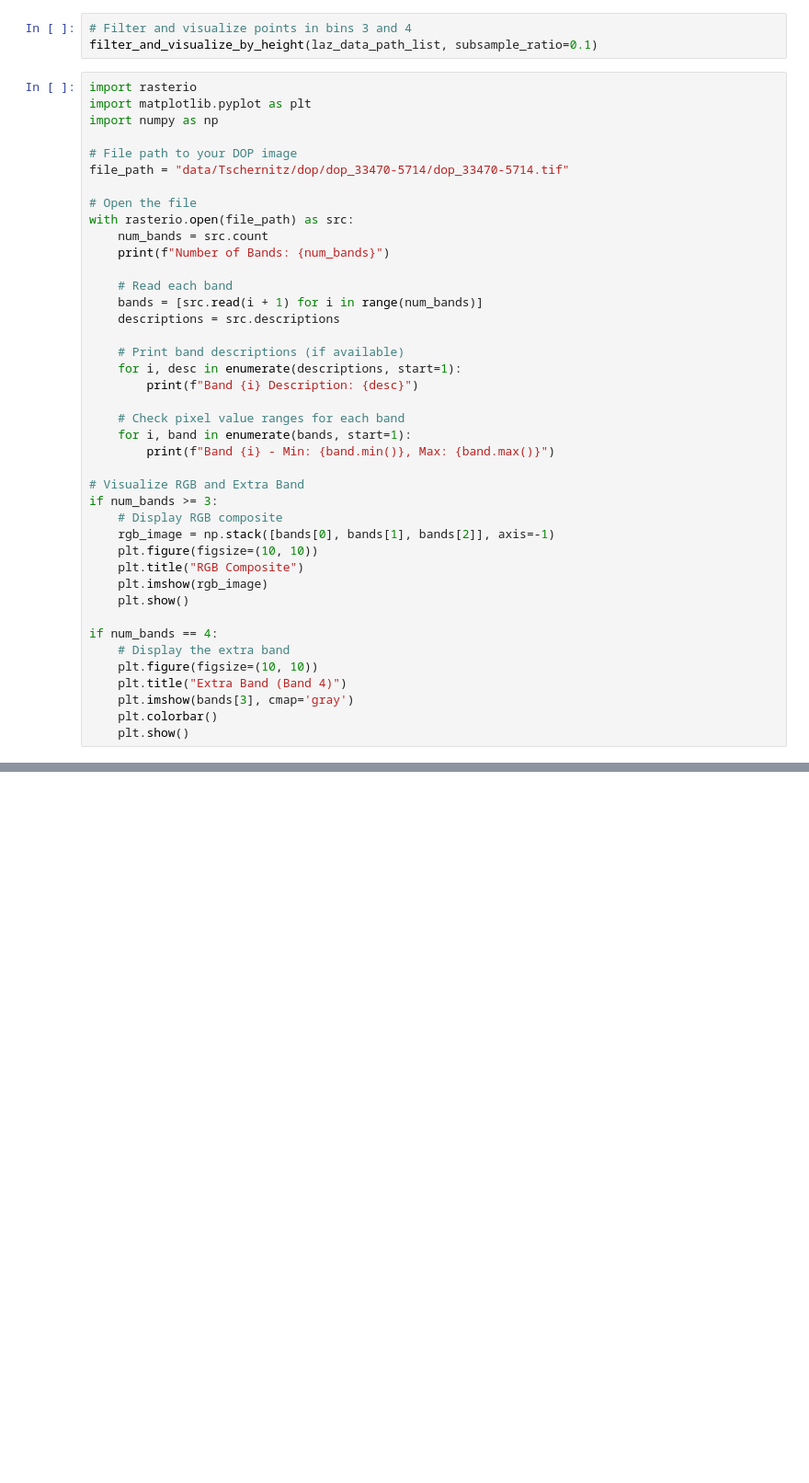
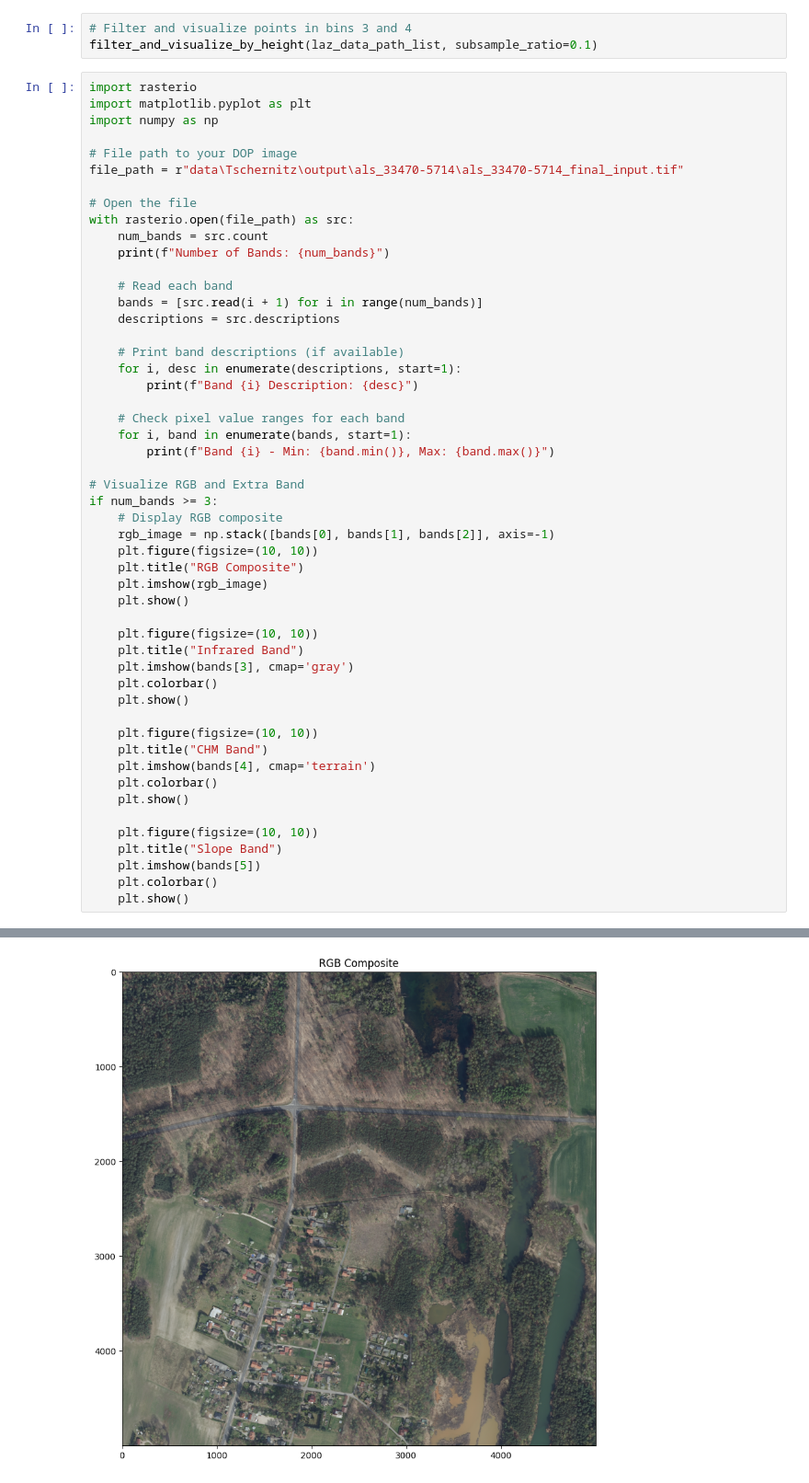
Before and after one commit to Aylin1/Masters_Docs, a Jupyter notebook: exploration_las_fıles.ipynb, the cells around one changed output, grey strips where cells are left out. Shown at 92% size. Saved outputs shown, nothing was run; the diff lists cells and outputs as text; blank space fills up the shorter version.

Commit message:
applied whole process for full data

```diff
--- a/exploration_las_fıles.ipynb
+++ b/exploration_las_fıles.ipynb
@@ -209,7 +209,7 @@ import matplotlib.pyplot as plt
 import numpy as np
 
 # File path to your DOP image
-file_path = "data/Tschernitz/dop/dop_33470-5714/dop_33470-5714.tif"
+file_path = r"data\Tschernitz\output\als_33470-5714\als_33470-5714_final_input.tif"
 
 # Open the file
 with rasterio.open(file_path) as src:
@@ -237,10 +237,21 @@ if num_bands >= 3:
     plt.imshow(rgb_image)
     plt.show()
 
-if num_bands == 4:
-    # Display the extra band
     plt.figure(figsize=(10, 10))
-    plt.title("Extra Band (Band 4)")
+    plt.title("Infrared Band")
     plt.imshow(bands[3], cmap='gray')
     plt.colorbar()
     plt.show()
+
+    plt.figure(figsize=(10, 10))
+    plt.title("CHM Band")
+    plt.imshow(bands[4], cmap='terrain')
+    plt.colorbar()
+    plt.show()
+
+    plt.figure(figsize=(10, 10))
+    plt.title("Slope Band")
+    plt.imshow(bands[5])
+    plt.colorbar()
+    plt.show()
+# %% [output]
@@ -246,0 +271 @@ if num_bands == 4:
+[figure, added]
```
Also changed, not shown: parts of 1 cell of this notebook, 4 other files.
